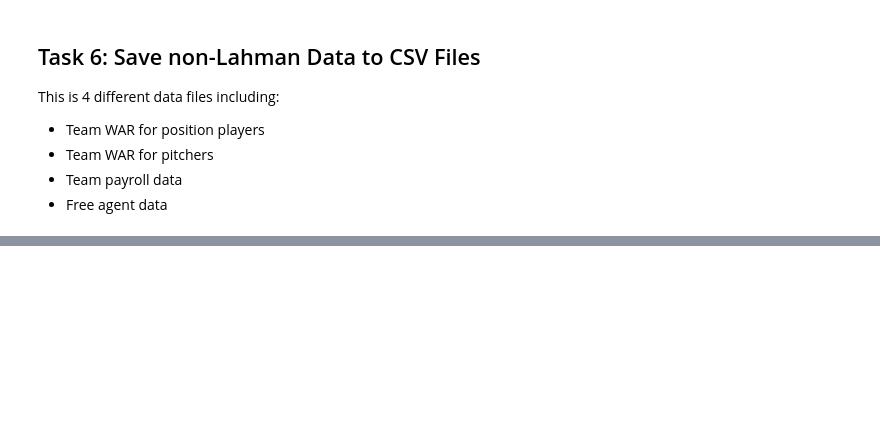
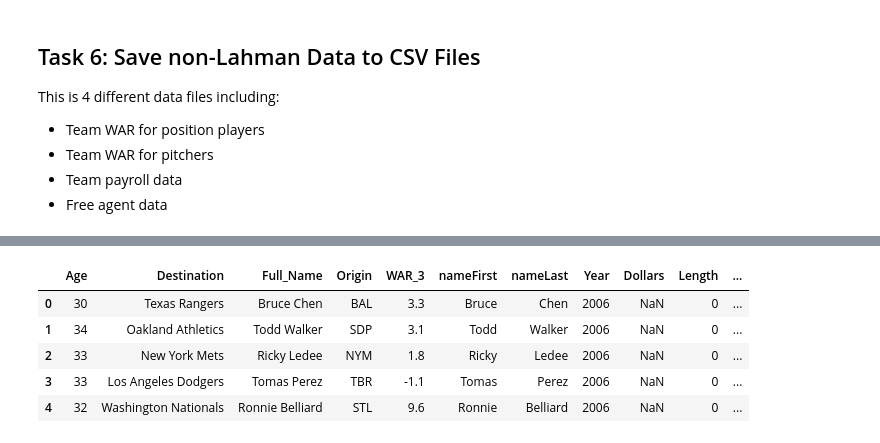
Before and after one commit to marichards/MLB_FA_Predictor, a Jupyter notebook: MLB_FA_Data_Scraping.ipynb, the cells around one changed output, grey strips where cells are left out. Drawn from its saved outputs; the diff is of its cells as text; code cells hidden in the pictures; blank space fills up the shorter version.

```diff
--- a/MLB_FA_Data_Scraping.ipynb
+++ b/MLB_FA_Data_Scraping.ipynb
@@ -1045,0 +973,7 @@ all_fa_data.to_csv('./free_agents.csv')
+# %%
+from dataScraping import *
+
+# Create a list of years and use it to create the free agent data
+all_years = list(range(2006,2018))
+
+all_fa_data = getAllFAData(all_years)
@@ -1045,0 +995,9 @@ all_fa_data.to_csv('./free_agents.csv')
+# %%
+all_fa_data.head()
+# %% [output]
+|  | Age | Destination | Full_Name | Origin | WAR_3 | nameFirst | nameLast | Year | Dollars | Length | ... |
+| 0 | 30 | Texas Rangers | Bruce Chen | BAL | 3.3 | Bruce | Chen | 2006 | NaN | 0 | ... |
+| 1 | 34 | Oakland Athletics | Todd Walker | SDP | 3.1 | Todd | Walker | 2006 | NaN | 0 | ... |
+| 2 | 33 | New York Mets | Ricky Ledee | NYM | 1.8 | Ricky | Ledee | 2006 | NaN | 0 | ... |
+| 3 | 33 | Los Angeles Dodgers | Tomas Perez | TBR | -1.1 | Tomas | Perez | 2006 | NaN | 0 | ... |
+| 4 | 32 | Washington Nationals | Ronnie Belliard | STL | 9.6 | Ronnie | Belliard | 2006 | NaN | 0 | ... |
```
Also changed, not shown: parts of 17 cells of this notebook, 3 other files.
